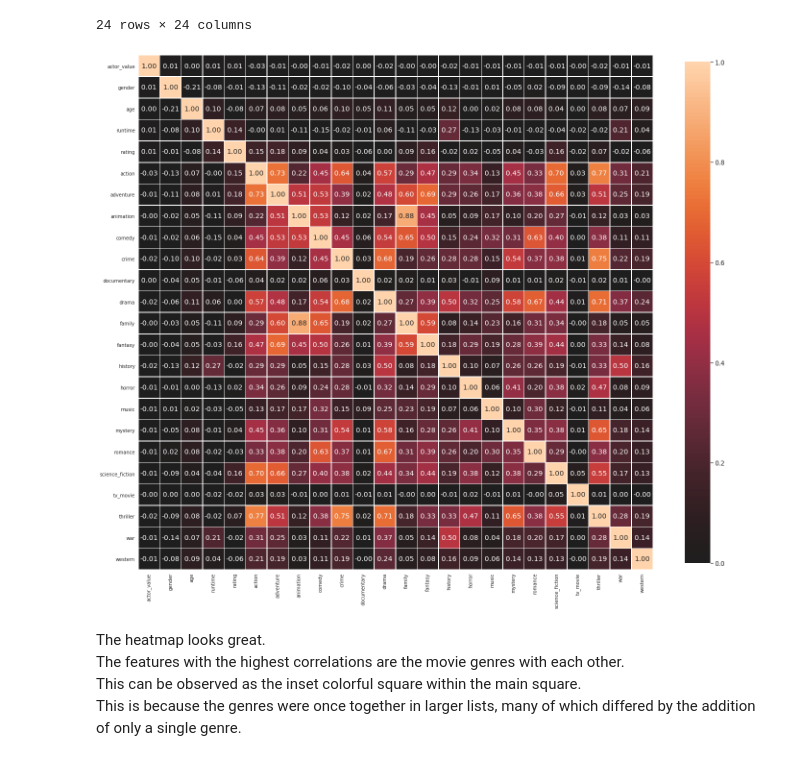
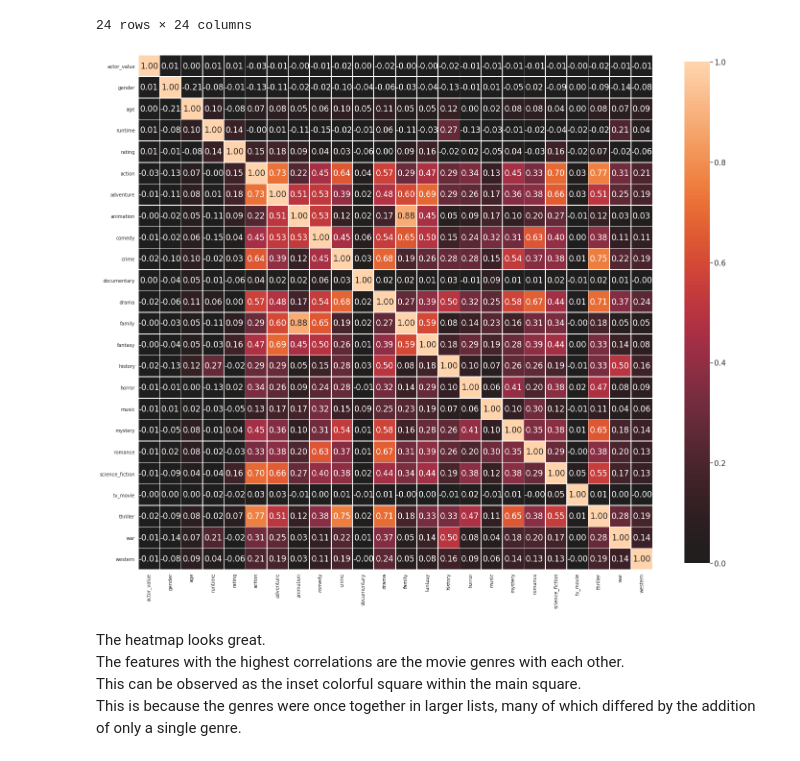
Before and after one commit to christianspybrook/springboard, a Jupyter notebook: capstones/capstone1/capstone1_wrangler.ipynb, the cells around one changed output. Saved outputs shown, nothing was run; the diff lists cells and outputs as text; code cells hidden in the pictures.

Commit message:
Adjust heatmap label size

```diff
--- a/capstones/capstone1/capstone1_wrangler.ipynb
+++ b/capstones/capstone1/capstone1_wrangler.ipynb
@@ -1709,14 +1709,14 @@ df.corr()
 | western | -0.009056 | -0.078464 | 0.085986 | 0.041932 | -0.059133 | 0.207379 | 0.185831 | 0.032743 | 0.105771 | 0.188491 | ... |
 24 rows × 24 columns
 # %%
-# plo heatmap of correlations
+# plot heatmap of correlations
 fig, ax = plt.subplots(figsize=(24,24))
 
-sns.set(font_scale=1.2)
+sns.set(font_scale=1.4)
 sns.heatmap(df.corr(), vmin=0, vmax=1.0, center=0, fmt='.2f', square=True, linewidths=.5,
             annot=True, cbar_kws={"shrink": .80});
 # %% [output]
-[figure, old version]
+[figure, new version]
 # %% [markdown]
 The heatmap looks great.<br>
 The features with the highest correlations are the movie genres with each other.<br>
```
Also changed, not shown: parts of 5 cells of this notebook.
